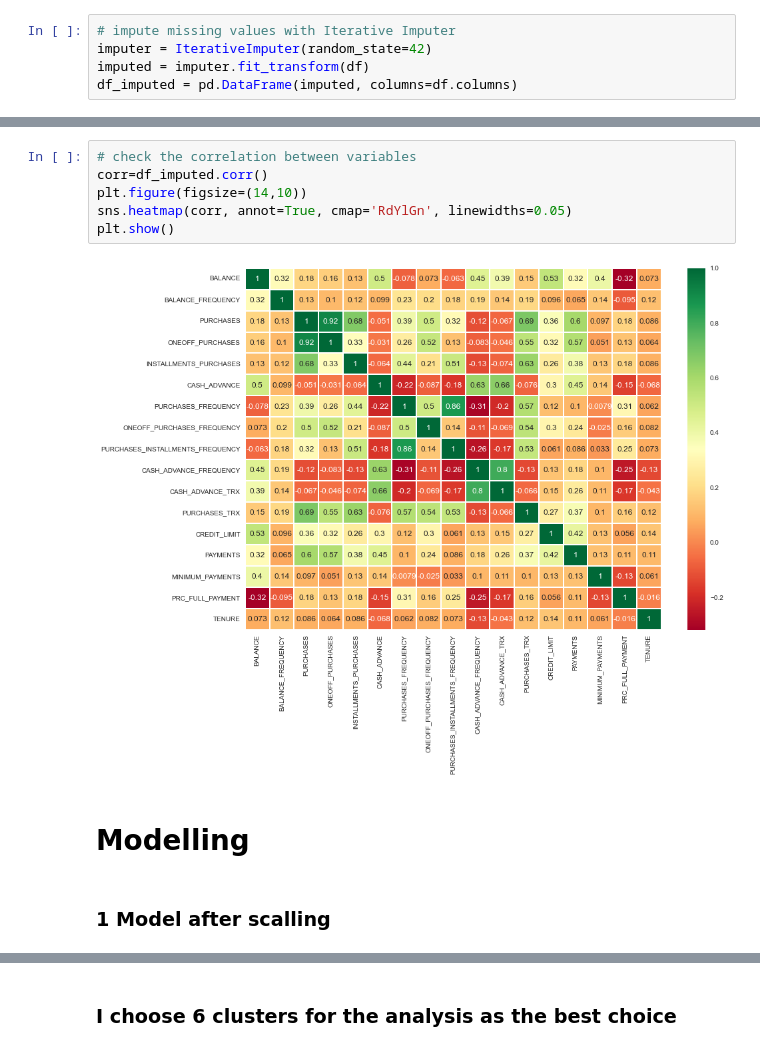
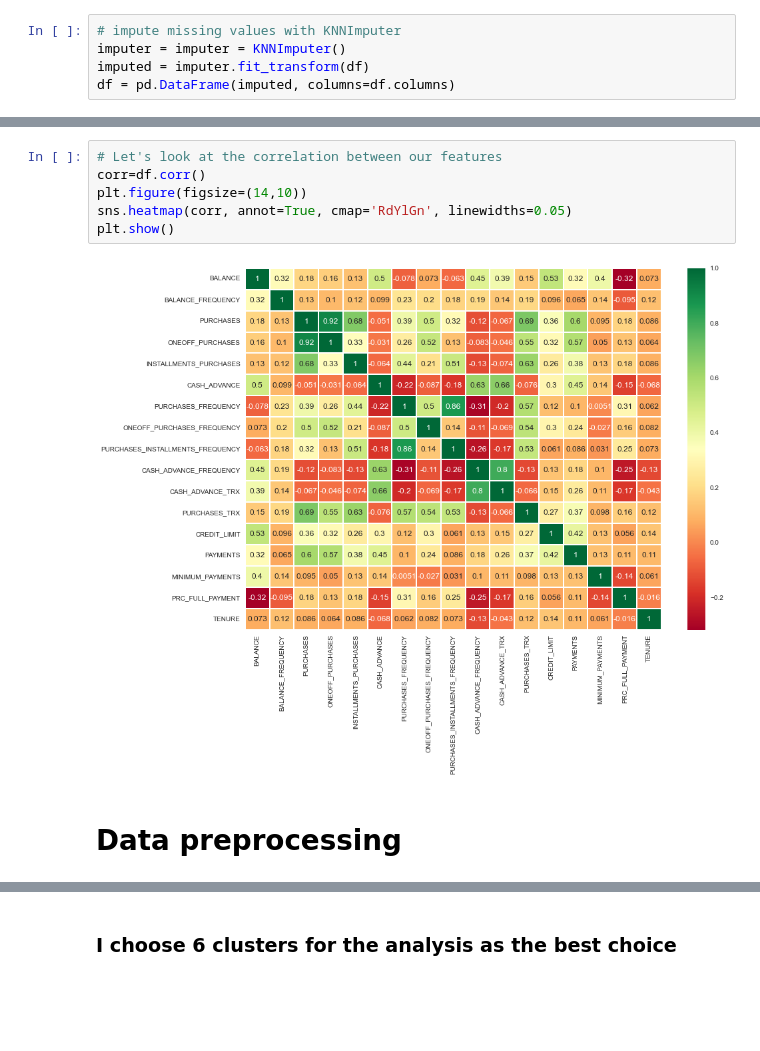
Before and after one commit to AleksanderWernik/Credit_card_clustering, a Jupyter notebook: Credit_card.ipynb, the cells around one changed output, grey strips where cells are left out. Drawn from its saved outputs; the diff is of its cells as text; blank space fills up the shorter version.

```diff
--- a/Credit_card.ipynb
+++ b/Credit_card.ipynb
@@ -122,6 +131,6 @@ df.drop('CUST_ID', axis=1, inplace=True)
 # %%
-# impute missing values with Iterative Imputer
-imputer = IterativeImputer(random_state=42)
+# impute missing values with KNNImputer
+imputer = imputer = KNNImputer()
 imputed = imputer.fit_transform(df)
-df_imputed = pd.DataFrame(imputed, columns=df.columns)
+df = pd.DataFrame(imputed, columns=df.columns)
 # %%
@@ -149,12 +179,10 @@ dtype: int64
 # %%
-# check the correlation between variables
-corr=df_imputed.corr()
+# Let's look at the correlation between our features
+corr=df.corr()
 plt.figure(figsize=(14,10))
 sns.heatmap(corr, annot=True, cmap='RdYlGn', linewidths=0.05)
 plt.show()
 # %% [output]
-[figure, old version]
+[figure, new version]
 # %% [markdown]
-# Modelling
+# Data preprocessing
-# %% [markdown]
-### 1 Model after scalling
```
Also changed, not shown: parts of 53 cells of this notebook.
